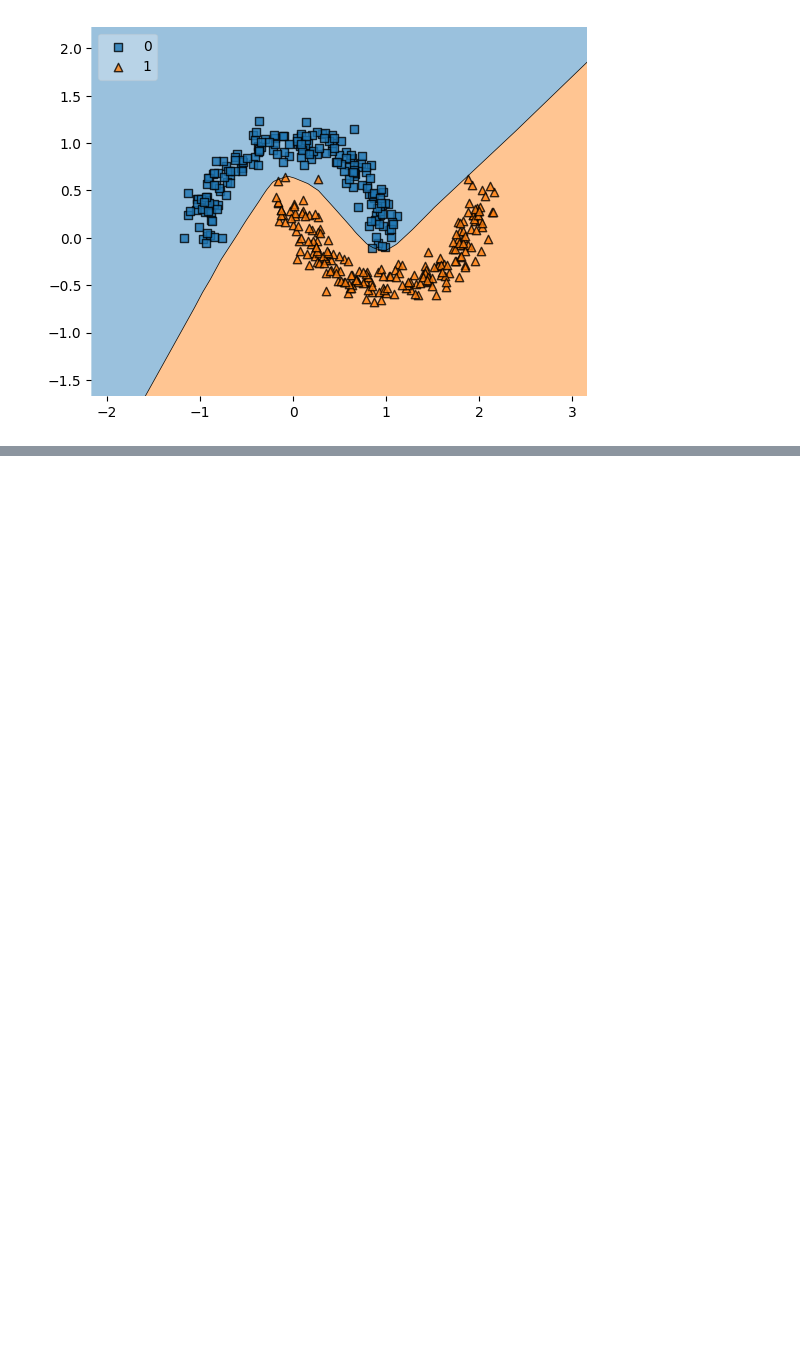
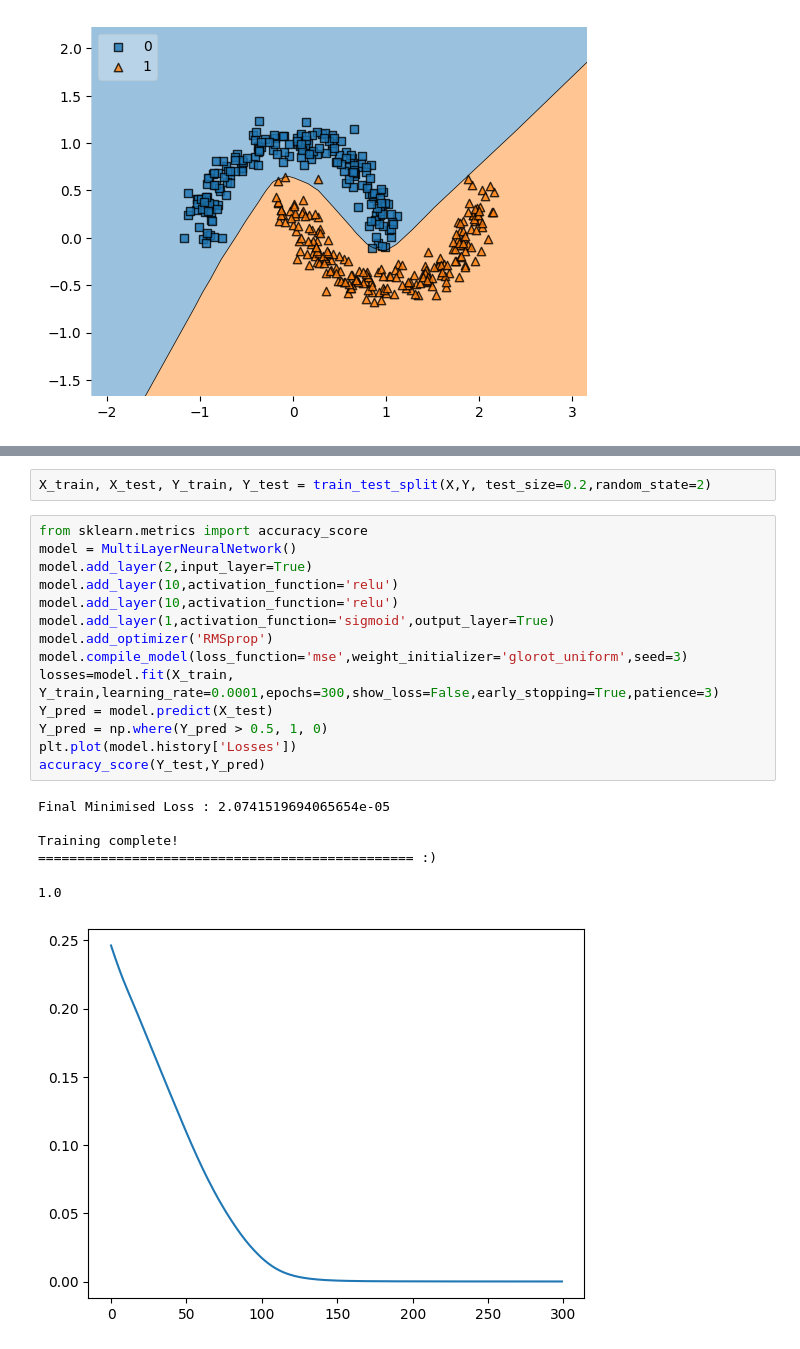
Before and after one commit to ankit869/Multilayer-Neural-Network, a Jupyter notebook: mlp_demo.ipynb, the cells around one changed output, grey strips where cells are left out. Saved outputs shown, nothing was run; the diff lists cells and outputs as text; blank space fills up the shorter version.

```diff
--- a/mlp_demo.ipynb
+++ b/mlp_demo.ipynb
@@ -200,0 +213,23 @@ plot_decision_regions(X_train,Y_train,model,legend=2)
+# %%
+X_train, X_test, Y_train, Y_test = train_test_split(X,Y, test_size=0.2,random_state=2)
+# %%
+from sklearn.metrics import accuracy_score
+model = MultiLayerNeuralNetwork()
+model.add_layer(2,input_layer=True)
+model.add_layer(10,activation_function='relu')
+model.add_layer(10,activation_function='relu')
+model.add_layer(1,activation_function='sigmoid',output_layer=True)
+model.add_optimizer('RMSprop')
+model.compile_model(loss_function='mse',weight_initializer='glorot_uniform',seed=3)
+losses=model.fit(X_train, Y_train,learning_rate=0.0001,epochs=300,show_loss=False,early_stopping=True,patience=3)
+Y_pred = model.predict(X_test)
+Y_pred = np.where(Y_pred > 0.5, 1, 0)
+plt.plot(model.history['Losses'])
+accuracy_score(Y_test,Y_pred)
+# %% [output]
+Final Minimised Loss : 2.0741519694065654e-05
+
+Training complete!
+================================================ :)
+1.0
+[figure, added]
```
Also changed, not shown: parts of 7 cells of this notebook, 1 other file.
